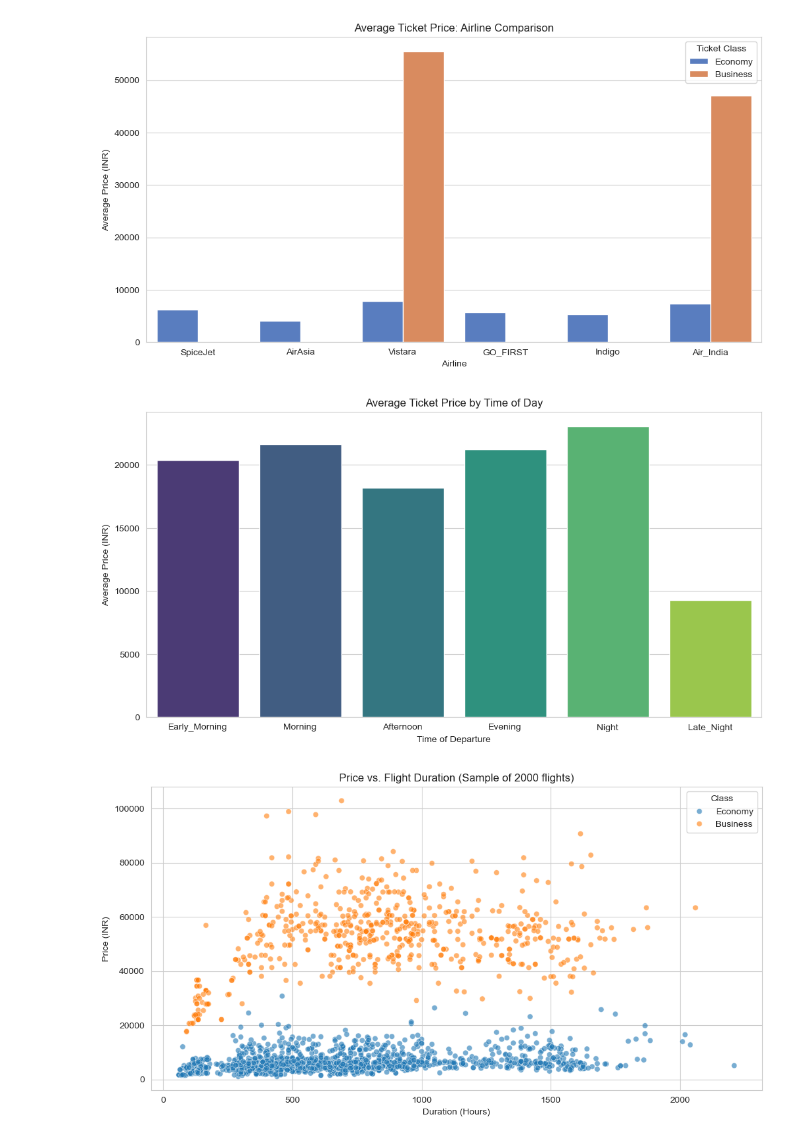
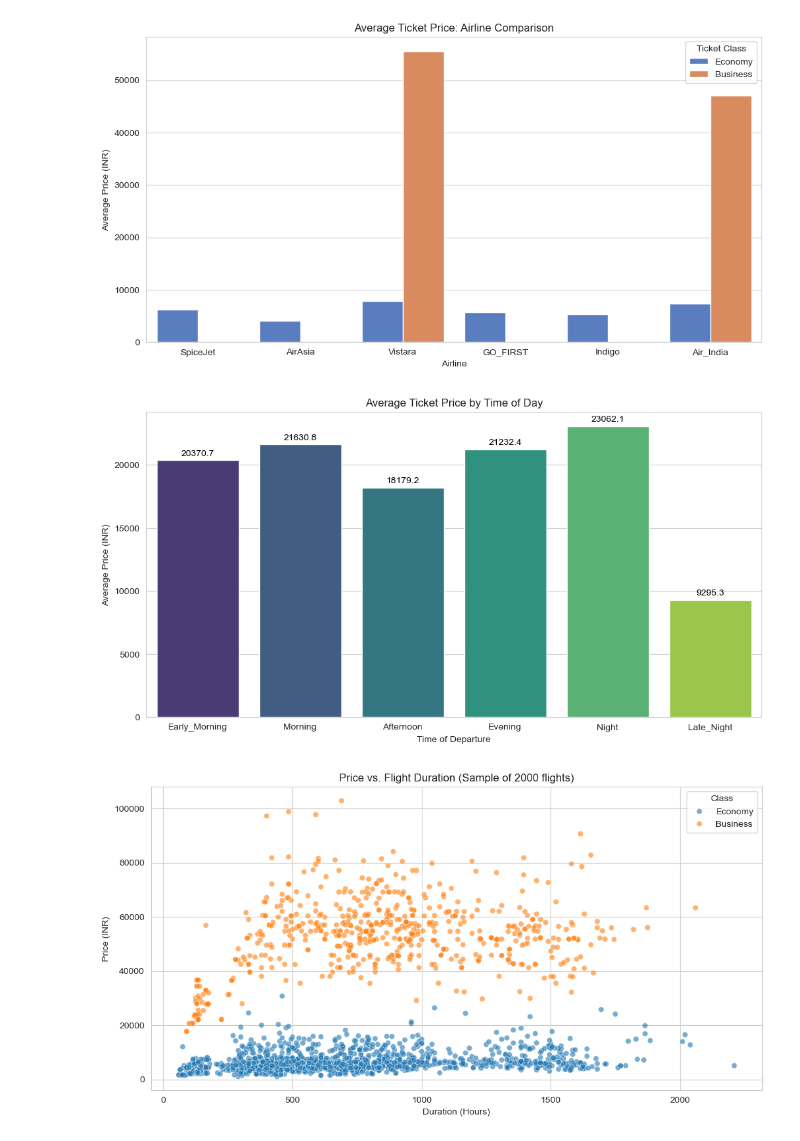
Before and after one commit to BrandonTang95/Flight-Price-Prediction-Project, a Jupyter notebook: EDA.ipynb, the cells around one changed output. Drawn from its saved outputs; the diff is of its cells as text; code cells hidden in the pictures.

```diff
--- a/EDA.ipynb
+++ b/EDA.ipynb
@@ -91,15 +91,28 @@ plt.show()
 # %%
 # Chart 4: Average Price by Departure Time
 # Reordering time for logical flow
 time_order = ['Early_Morning', 'Morning', 'Afternoon', 'Evening', 'Night', 'Late_Night']
 plt.figure(figsize=(12, 6))
-sns.barplot(data=df, x='Departure Time', y='Price', order=time_order, palette='viridis', errorbar=None)
+
+ax = sns.barplot(
+    data=df,
+    x='Departure Time',
+    y='Price',
+    order=time_order,
+    palette='viridis',
+    errorbar=None
+)
+
+# Add bar labels for ALL containers
+for container in ax.containers:
+    ax.bar_label(container, fmt="%.1f", fontsize=10, color='black', padding=3)
+
 plt.title('Average Ticket Price by Time of Day')
 plt.ylabel('Average Price (INR)')
 plt.xlabel('Time of Departure')
 plt.show()
 # %% [output]
-[figure, old version]
+[figure, new version]
 # %%
 # Chart 5: Price vs. Duration (Do longer flights cost more?)
 plt.figure(figsize=(12, 6))
```
Also changed, not shown: parts of 3 cells of this notebook, 6 other files.
